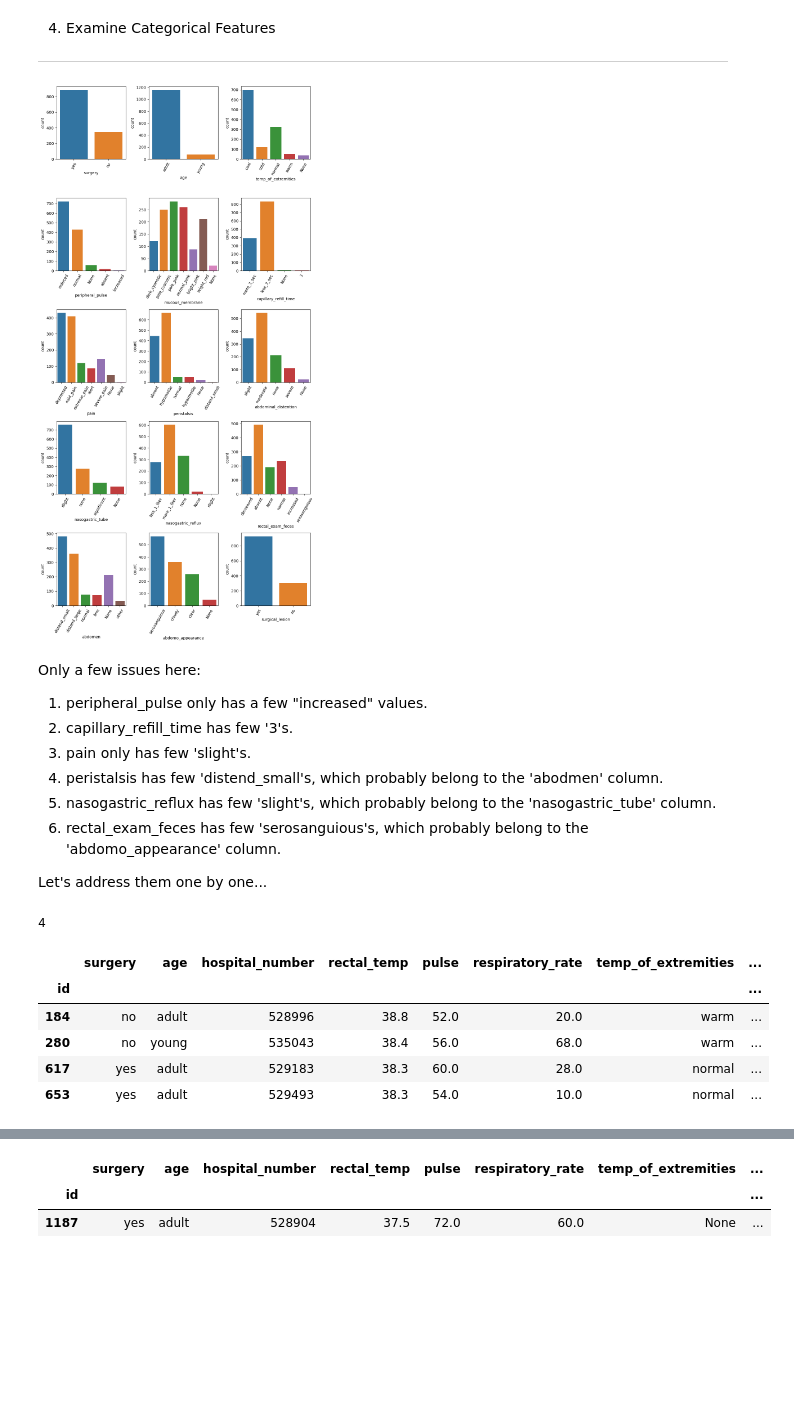
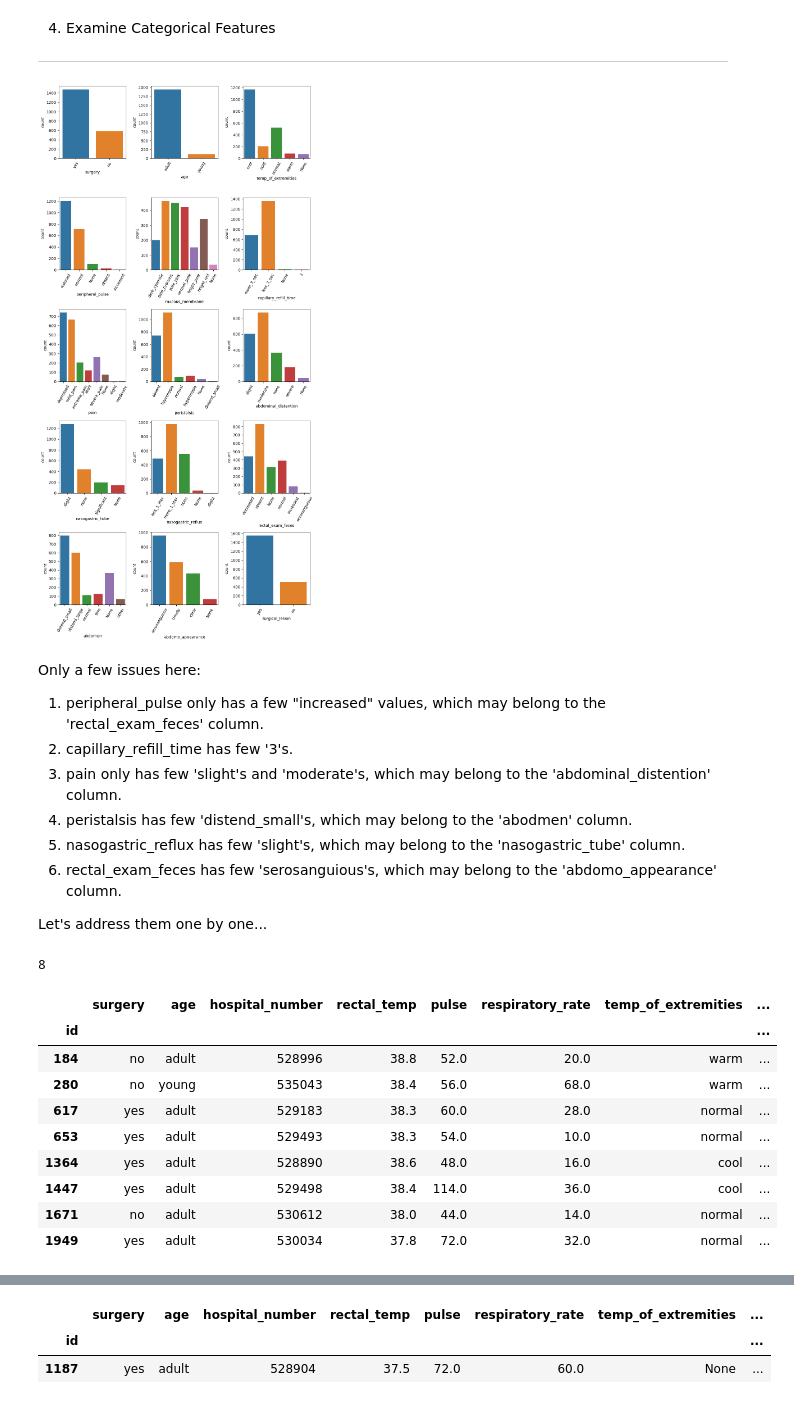
Before and after one commit to joshtod/Capstone-2-Horse-Survival, a Jupyter notebook: notebooks/1.0-jod-data-wrangling.ipynb, the cells around one changed output, grey strips where cells are left out. Saved outputs shown, nothing was run; the diff lists cells and outputs as text; code cells hidden in the pictures; blank space fills up the shorter version.

```diff
--- a/notebooks/1.0-jod-data-wrangling.ipynb
+++ b/notebooks/1.0-jod-data-wrangling.ipynb
@@ -169,7 +195,7 @@ fig, ax = plt.subplots(5, 3, figsize = (10, 20))
 ax = ax.flatten()
 
 for i in range(len(sane_categorical_features)) :
-    sns.countplot(x=features_df[sane_categorical_features[i]], ax=ax[i])
+    sns.countplot(x=full_set[sane_categorical_features[i]], ax=ax[i])
     # Since our info is dense here, let's give ourselves space to breathe.
     ax[i].tick_params(axis='x', rotation=60)
 
@@ -177,44 +203,47 @@ for i in range(len(sane_categorical_features)) :
 plt.tight_layout()
 plt.show()
 # %% [output]
-[figure, old version]
+[figure, new version]
 # %% [markdown]
 Only a few issues here:
 
-1. peripheral_pulse only has a few "increased" values.
+1. peripheral_pulse only has a few "increased" values, which may belong to the 'rectal_exam_feces' column.
 2. capillary_refill_time has few '3's.
-3. pain only has few 'slight's.
-4. peristalsis has few 'distend_small's, which probably belong to the 'abodmen' column.
-5. nasogastric_reflux has few 'slight's, which probably belong to the 'nasogastric_tube' column.
-6. rectal_exam_feces has few 'serosanguious's, which probably belong to the 'abdomo_appearance' column.
+3. pain only has few 'slight's and 'moderate's, which may belong to the 'abdominal_distention' column.
+4. peristalsis has few 'distend_small's, which may belong to the 'abodmen' column.
+5. nasogastric_reflux has few 'slight's, which may belong to the 'nasogastric_tube' column.
+6. rectal_exam_feces has few 'serosanguious's, which may belong to the 'abdomo_appearance' column.
 
 Let's address them one by one...
 # %%
-# 1. peripheral_pulse only has a few "increased" values.
+# 1. peripheral_pulse only has a few "increased" values, which may belong to the 'rectal_exam_feces' column.
 
 # Let's take a look.
 # How many are there?
-len(training_set[training_set['peripheral_pulse'] == 'increased'])
+len(full_set[full_set['peripheral_pulse'] == 'increased'])
 # %% [output]
-4
+8
-# %%
-# Let's print the content of these four rows in a human-readable way.
-subset = training_set[training_set['peripheral_pulse'] == 'increased']
-
-subset
-
-# There doesn't seem to be a smoking gun here.
-# I'd assume they might have accidentally put "increased" here when they
-# meant to put it in the 'rectal_exam_feces' column, since that one has
-# more "increased"s, but that doesn't seem to be the case.
-# Let's revisit this during EDA and/or feature engineering.
-# %% [output]
-|  | surgery | age | hospital_number | rectal_temp | pulse | respiratory_rate | temp_of_extremities | ... |
-| id |  |  |  |  |  |  |  | ... |
-| 184 | no | adult | 528996 | 38.8 | 52.0 | 20.0 | warm | ... |
-| 280 | no | young | 535043 | 38.4 | 56.0 | 68.0 | warm | ... |
-| 617 | yes | adult | 529183 | 38.3 | 60.0 | 28.0 | normal | ... |
-| 653 | yes | adult | 529493 | 38.3 | 54.0 | 10.0 | normal | ... |
+# %%
+# Let's print the content of these four rows in a human-readable way.
+subset = full_set[full_set['peripheral_pulse'] == 'increased']
+
+subset
+
+# Since the 'rectal_exam_feces' values for these are all NOT 'increased',
+# it's hard to imagine that it's just a data entry error. Also, since
+# 'increased' fits with the sequence of the other values in the feature,
+# I will assume that it's a correct but rare situation.
+# %% [output]
+|  | surgery | age | hospital_number | rectal_temp | pulse | respiratory_rate | temp_of_extremities | ... |
+| id |  |  |  |  |  |  |  | ... |
+| 184 | no | adult | 528996 | 38.8 | 52.0 | 20.0 | warm | ... |
+| 280 | no | young | 535043 | 38.4 | 56.0 | 68.0 | warm | ... |
+| 617 | yes | adult | 529183 | 38.3 | 60.0 | 28.0 | normal | ... |
+| 653 | yes | adult | 529493 | 38.3 | 54.0 | 10.0 | normal | ... |
+| 1364 | yes | adult | 528890 | 38.6 | 48.0 | 16.0 | cool | ... |
+| 1447 | yes | adult | 529498 | 38.4 | 114.0 | 36.0 | cool | ... |
+| 1671 | no | adult | 530612 | 38.0 | 44.0 | 14.0 | normal | ... |
+| 1949 | yes | adult | 530034 | 37.8 | 72.0 | 32.0 | normal | ... |
 # %%
 # 2. capillary_refill_time has few '3's.
 
```
Also changed, not shown: parts of 18 cells of this notebook.
